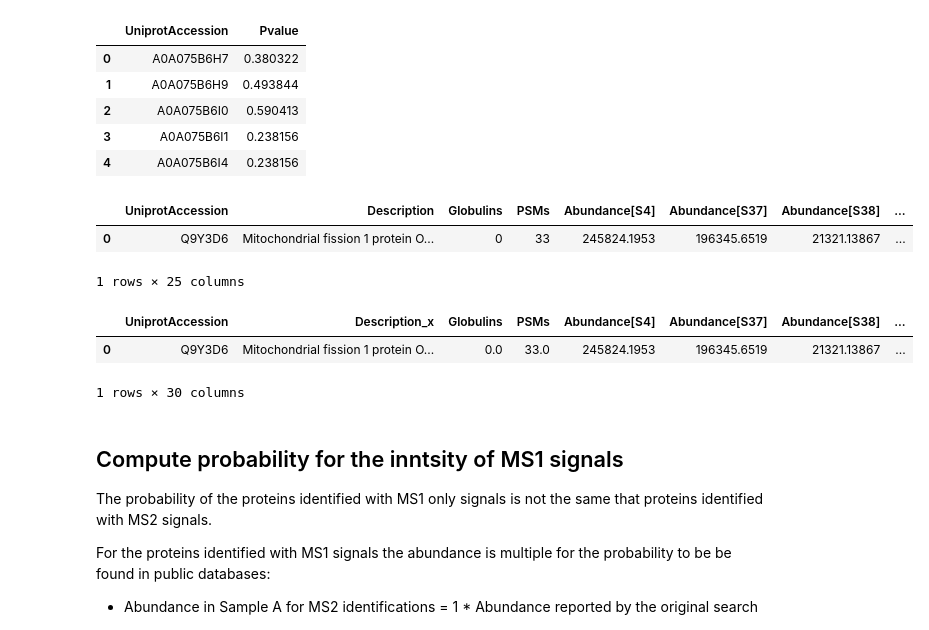
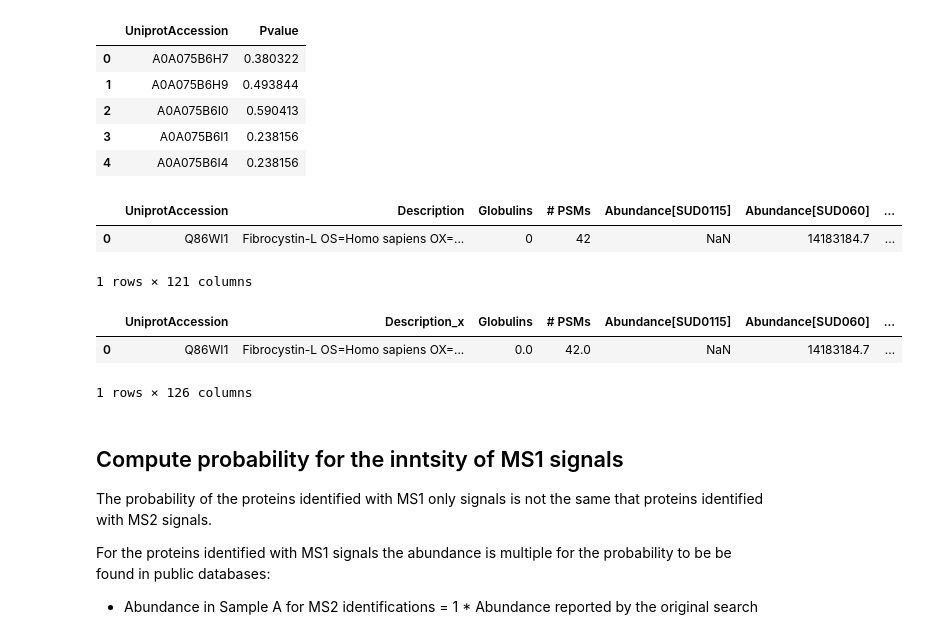
Before and after one commit to ypriverol/ms1, a Jupyter notebook: analyze-ms1-data.ipynb, the cells around one changed output. Cells and saved outputs as stored; diff of their text form; code cells hidden in the pictures.

```diff
--- a/analyze-ms1-data.ipynb
+++ b/analyze-ms1-data.ipynb
@@ -49,20 +49,20 @@ inhouse_plasma_proteome.head()
 | 3 | A0A075B6I1 | 0.238156 |
 | 4 | A0A075B6I4 | 0.238156 |
 # %%
-dataset = pd.read_csv("data/sample-example.csv")
+dataset = pd.read_csv("data/sample-all.csv")
 dataset.head(1)
 # %% [output]
-|  | UniprotAccession | Description | Globulins | PSMs | Abundance[S4] | Abundance[S37] | Abundance[S38] | ... |
-| 0 | Q9Y3D6 | Mitochondrial fission 1 protein O... | 0 | 33 | 245824.1953 | 196345.6519 | 21321.13867 | ... |
+|  | UniprotAccession | Description | Globulins | # PSMs | Abundance[SUD0115] | Abundance[SUD060] | ... |
+| 0 | Q86WI1 | Fibrocystin-L OS=Homo sapiens OX=... | 0 | 42 | NaN | 14183184.7 | ... |
-1 rows × 25 columns
+1 rows × 121 columns
 # %%
 dataset = pd.merge(dataset, inhouse_plasma_proteome, on="UniprotAccession", how='outer')
 dataset = pd.merge(dataset, public_plasma_proteome, on="Gene", how='outer')
 dataset.head(1)
 # %% [output]
-|  | UniprotAccession | Description_x | Globulins | PSMs | Abundance[S4] | Abundance[S37] | Abundance[S38] | ... |
-| 0 | Q9Y3D6 | Mitochondrial fission 1 protein O... | 0.0 | 33.0 | 245824.1953 | 196345.6519 | 21321.13867 | ... |
+|  | UniprotAccession | Description_x | Globulins | # PSMs | Abundance[SUD0115] | Abundance[SUD060] | ... |
+| 0 | Q86WI1 | Fibrocystin-L OS=Homo sapiens OX=... | 0.0 | 42.0 | NaN | 14183184.7 | ... |
-1 rows × 30 columns
+1 rows × 126 columns
 # %% [markdown]
 ## Compute probability for the inntsity of MS1 signals
 
```
Also changed, not shown: parts of 9 cells of this notebook.
